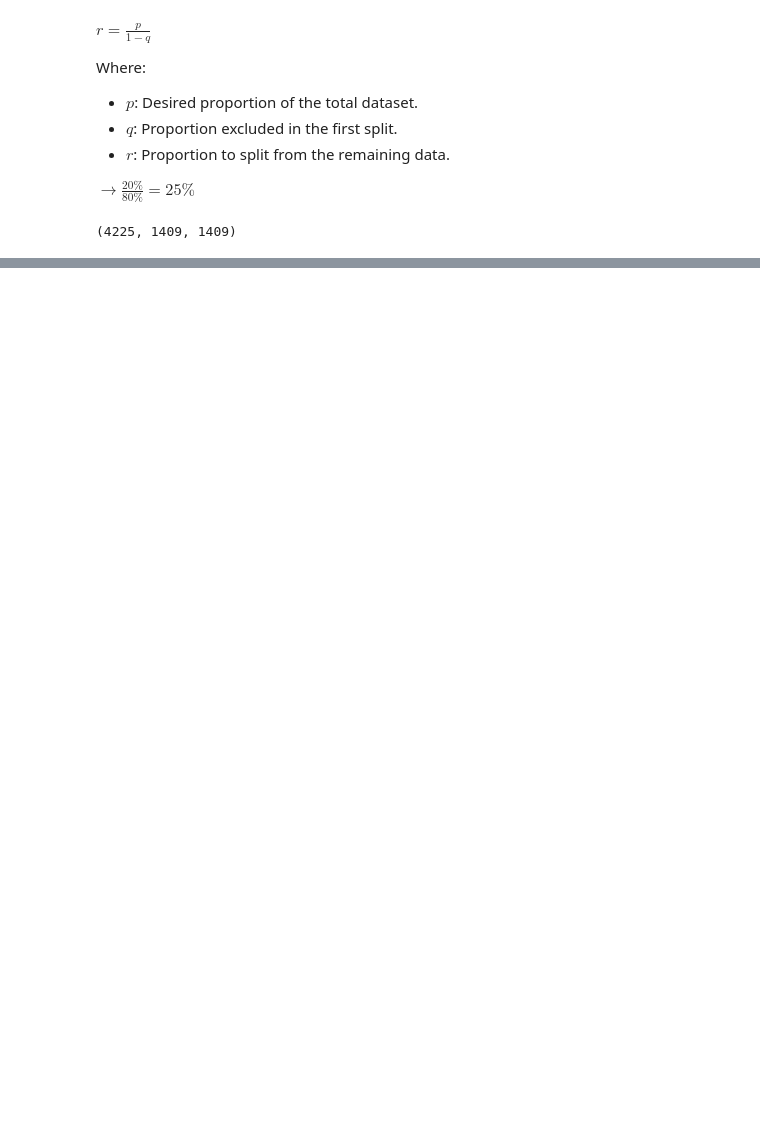
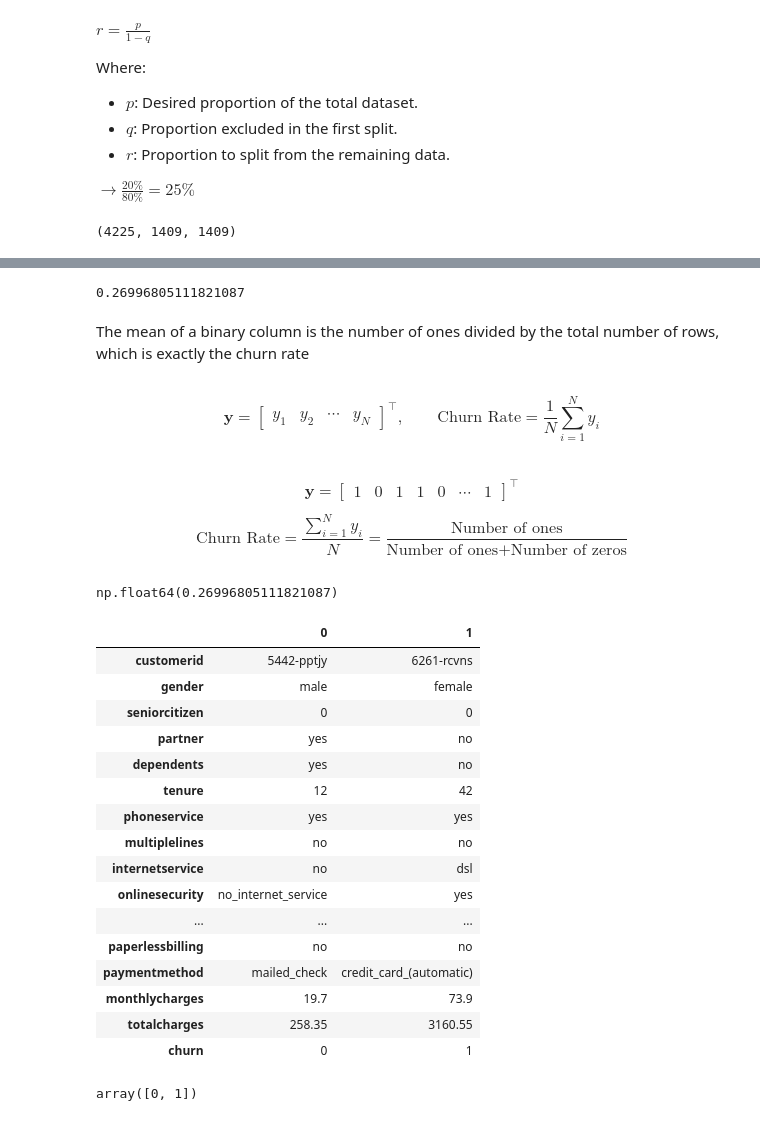
Before and after one commit to RwinRad/ml-forge, a Jupyter notebook: 03-classification/telco-customer-churn.ipynb, the cells around one changed output, grey strips where cells are left out. Saved outputs shown, nothing was run; the diff lists cells and outputs as text; code cells hidden in the pictures; blank space fills up the shorter version.

```diff
--- a/03-classification/telco-customer-churn.ipynb
+++ b/03-classification/telco-customer-churn.ipynb
@@ -214,0 +223,2 @@ del df_test['churn']
+# %%
+df_full_train = df_full_train.reset_index(drop=True)
@@ -214,0 +259,61 @@ del df_test['churn']
+# %%
+1521/(1521+4113) # churn rate
+# %% [output]
+0.26996805111821087
+# %% [markdown]
+The mean of a binary column is the number of ones divided by the total number of rows, which is exactly the churn rate
+# %% [markdown]
+$$
+\mathbf{y} =
+\begin{bmatrix}
+y_1 & y_2 & \cdots & y_N
+\end{bmatrix}^{\top},
+\qquad
+\text{Churn Rate}
+= \frac{1}{N}\sum_{i=1}^{N} y_i
+$$
+# %% [markdown]
+$$
+\mathbf{y} =
+\begin{bmatrix}
+1 & 0 & 1 & 1 & 0 & \cdots & 1
+\end{bmatrix}^{\top}
+$$
+
+$$
+\text{Churn Rate}
+=
+\frac{\displaystyle\sum_{i=1}^{N} y_i}
+     {\displaystyle N}
+=
+\frac{\text{Number of ones}}
+     {\text{Number of ones}+\text{Number of zeros}}
+$$
+# %%
+df_full_train.churn.mean()
+# %% [output]
+np.float64(0.26996805111821087)
+# %%
+df_full_train.head(2).T
+# %% [output]
+|  | 0 | 1 |
+| customerid | 5442-pptjy | 6261-rcvns |
+| gender | male | female |
+| seniorcitizen | 0 | 0 |
+| partner | yes | no |
+| dependents | yes | no |
+| tenure | 12 | 42 |
+| phoneservice | yes | yes |
+| multiplelines | no | no |
+| internetservice | no | dsl |
+| onlinesecurity | no_internet_service | yes |
+| ... | ... | ... |
+| paperlessbilling | no | no |
+| paymentmethod | mailed_check | credit_card_(automatic) |
+| monthlycharges | 19.7 | 73.9 |
+| totalcharges | 258.35 | 3160.55 |
+| churn | 0 | 1 |
+# %%
+df_full_train.seniorcitizen.unique() # categorical column
+# %% [output]
+array([0, 1])
```
Also changed, not shown: parts of 10 cells of this notebook.
